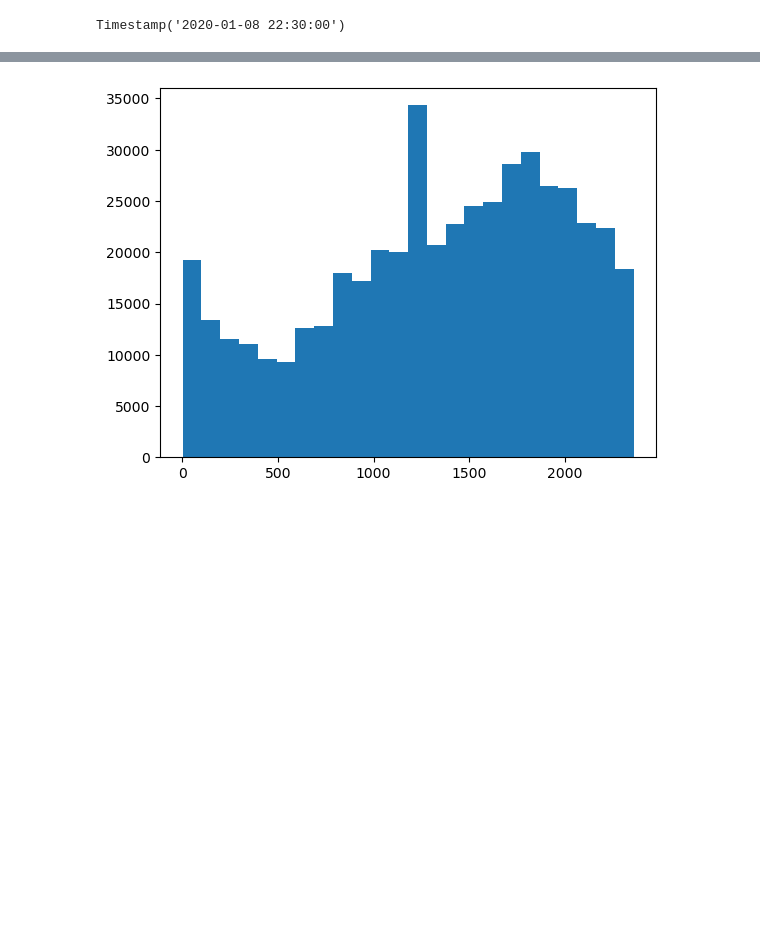
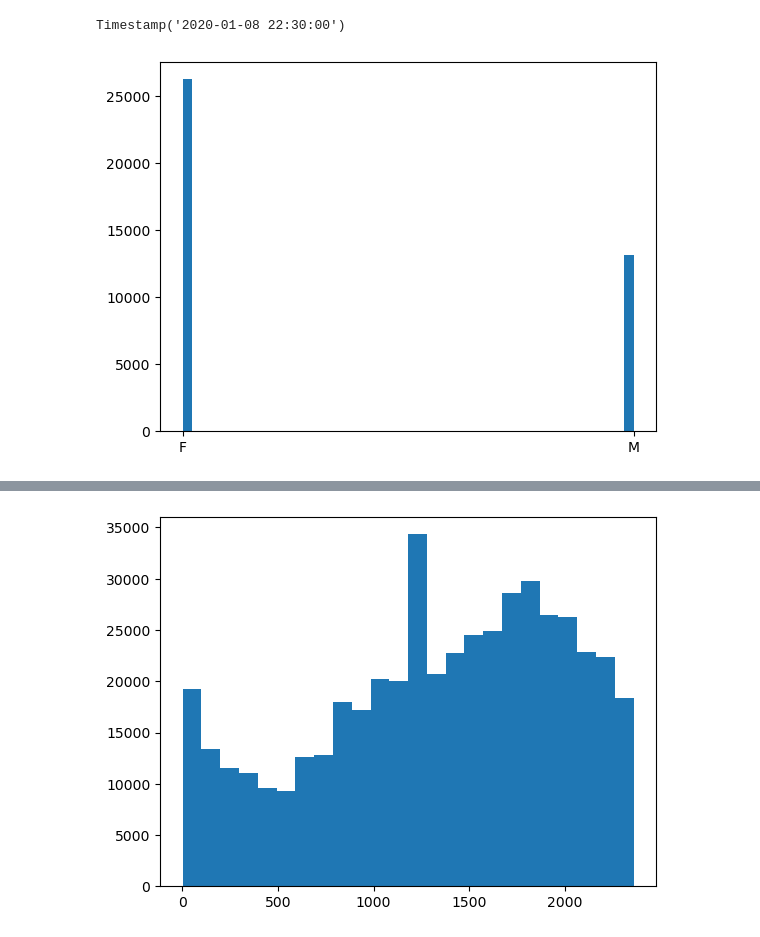
Before and after one commit to rpearce1/LA-Crime, a Jupyter notebook: LA_Crime.ipynb, the cells around one changed output, grey strips where cells are left out. Cells and saved outputs as stored; diff of their text form; code cells hidden in the pictures; blank space fills up the shorter version.

```diff
--- a/LA_Crime.ipynb
+++ b/LA_Crime.ipynb
@@ -185,3 +135,14 @@ for index, row in crime_df.iterrows():
     else:
         type.append('other')
 crime_df['type'] = type
+# %%
+
+age_sex_df = crime_df[((crime_df['Vict Sex'] == 'M') | (crime_df['Vict Sex'] == 'F')) & (crime_df['Vict Age'] > 0)]
+age_sex_df['Vict Descent'].value_counts()
+age_sex_df['type']
+#plt.hist(age_sex_df.loc[age_sex_df['type'] == 'property','Vict Age'],49)
+plt.hist(age_sex_df.loc[(age_sex_df['type'] == 'other'),'Vict Sex'],49)
+plt.show()
+#men and women equal for violent, more men for property, significantly more women for other
+# %% [output]
+[figure, added]
```
Also changed, not shown: parts of 5 cells of this notebook.
